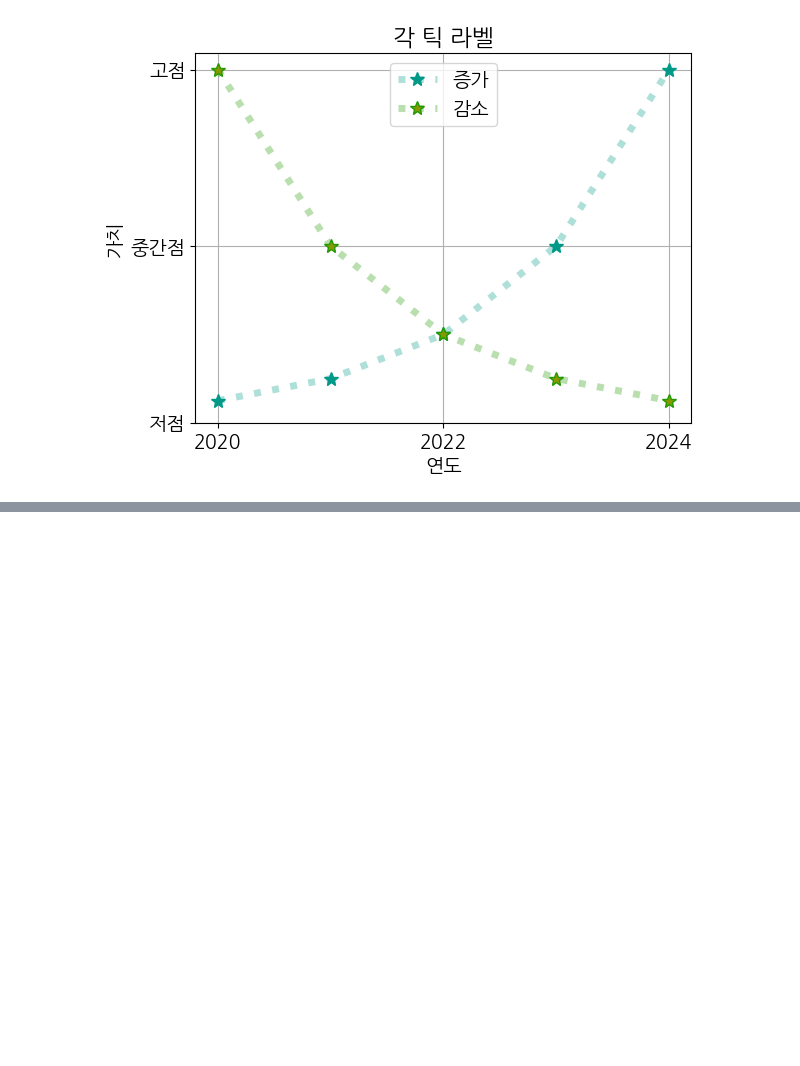
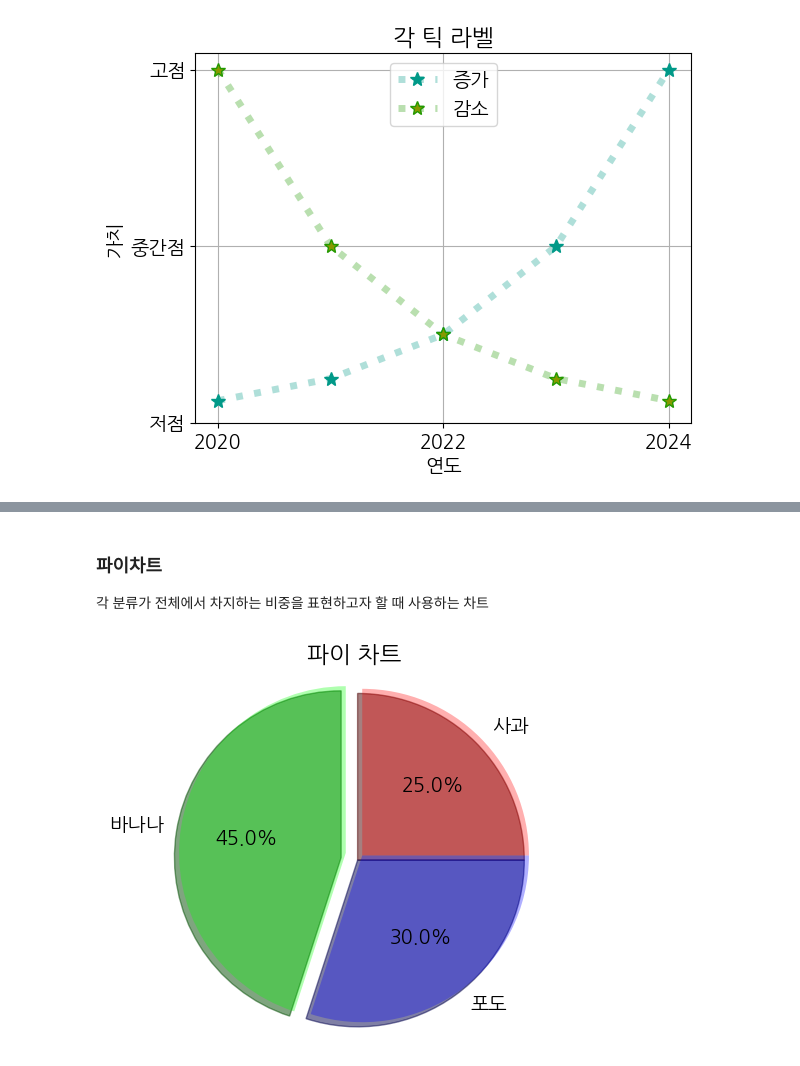
Before and after one commit to Jeongsunga/Python-20240718, a Jupyter notebook: visualize-data.ipynb, the cells around one changed output, grey strips where cells are left out. Cells and saved outputs as stored; diff of their text form; code cells hidden in the pictures; blank space fills up the shorter version.

```diff
--- a/visualize-data.ipynb
+++ b/visualize-data.ipynb
@@ -185,0 +215,12 @@ plt.show()
+# %% [markdown]
+### 파이차트
+각 분류가 전체에서 차지하는 비중을 표현하고자 할 때 사용하는 차트
+# %%
+plt.title('파이 차트')
+plt.pie([25, 45, 30], labels=['사과', '바나나', '포도'],
+        explode=[0, 0.1, 0], colors=['#ff000050', '#00ff0050', '#0000ff50'],
+        shadow=True, autopct='%1.1f%%')
+plt.axis('equal')
+plt.show()
+# %% [output]
+[figure, added]
```
Also changed, not shown: parts of 13 cells of this notebook.
